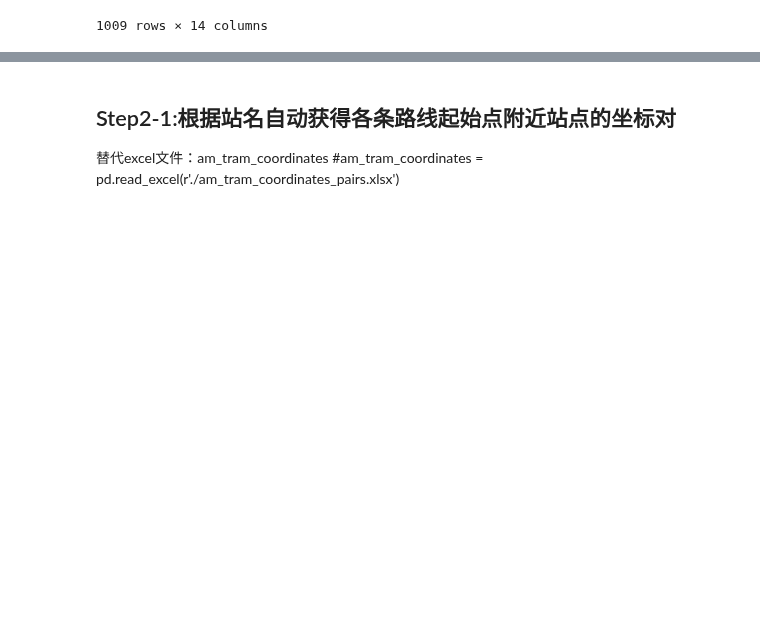
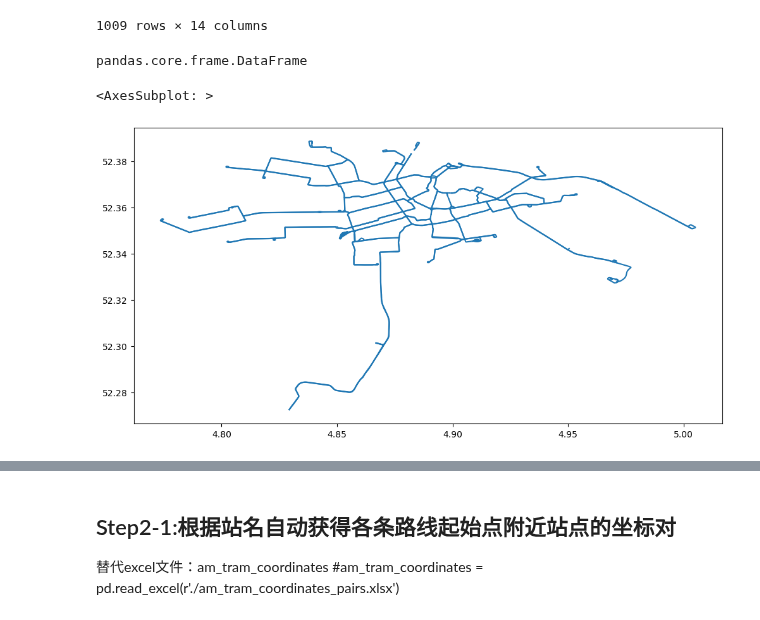
Before and after one commit to SYuGao/uvmt, a Jupyter notebook: notebooks/am_tram_network_modelling.ipynb, the cells around one changed output, grey strips where cells are left out. Cells and saved outputs as stored; diff of their text form; code cells hidden in the pictures; blank space fills up the shorter version.

Commit message:
get routes dataframe and try to add ref to edges

```diff
--- a/notebooks/am_tram_network_modelling.ipynb
+++ b/notebooks/am_tram_network_modelling.ipynb
@@ -749,3 +754,15 @@ edges
 | 1007 | 1151089568 | LINESTRING (4.875 52.341, 4.875 5... | tram | None | None | None | 1007 | 695 | 447 | 8.492922 | 0.000425 | ... |
 | 1008 | 1151089571 | LINESTRING (4.875 52.341, 4.874 5... | tram | crossover | None | None | 1008 | 695 | 78 | 24.171415 | 0.001209 | ... |
 1009 rows × 14 columns
+# %%
+type(edges)
+# %% [output]
+pandas.core.frame.DataFrame
+# %%
+fig, ax = plt.subplots(1, 1,figsize=(12,10))
+
+
+gpd.GeoDataFrame(edges.copy()).plot(ax=ax,zorder=0)
+# %% [output]
+<AxesSubplot: >
+[figure, added]
```
Also changed, not shown: parts of 22 cells of this notebook, 3 other files.
